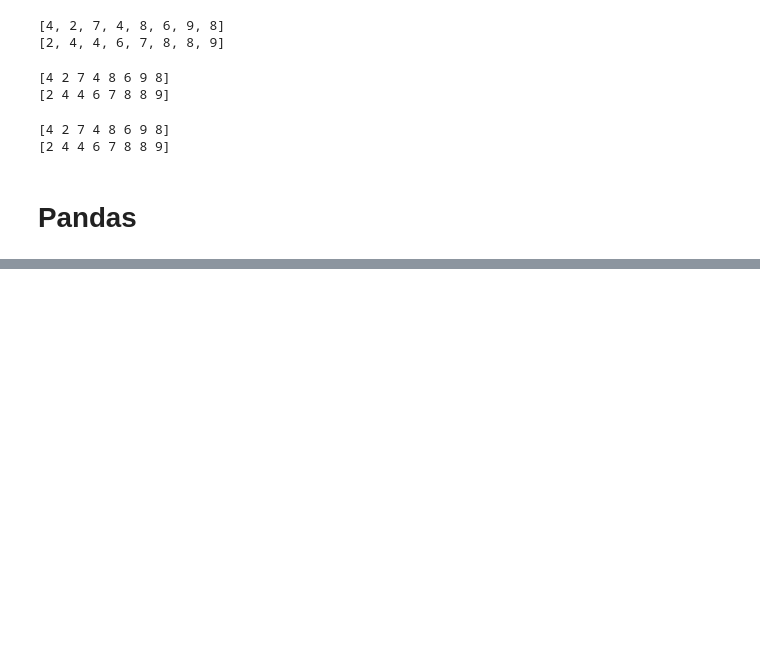
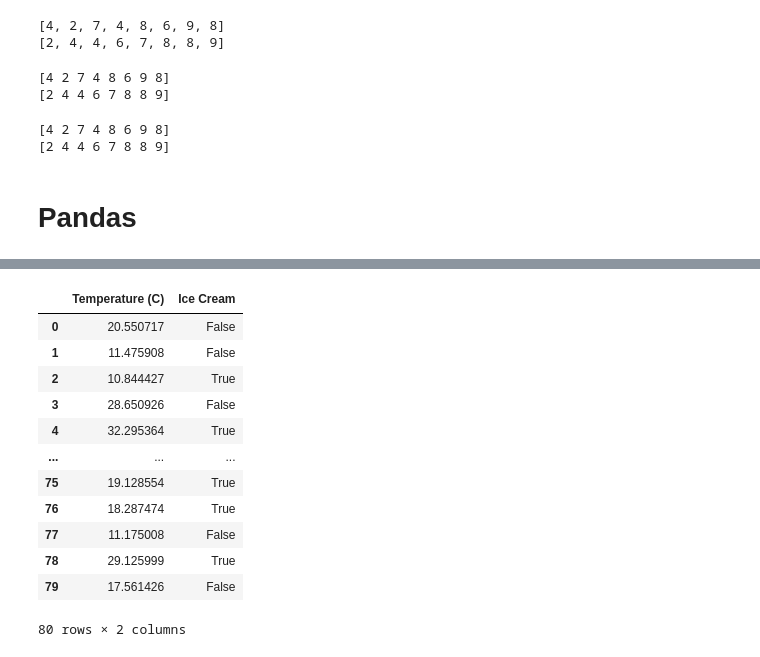
Before and after one commit to vera-rykalina/DeepLearning-MXC, a Jupyter notebook: Functions.ipynb, the cells around one changed output, grey strips where cells are left out. Drawn from its saved outputs; the diff is of its cells as text; code cells hidden in the pictures; blank space fills up the shorter version.

```diff
--- a/Functions.ipynb
+++ b/Functions.ipynb
@@ -132,0 +153,18 @@ import pandas as pd
+# %%
+# Create random data
+column1 = randn(80)*6 + 22
+print(column1)
+print("========================================================================")
+column2 = randn(80) >0
+print(column2)
+
+# Create labels
+labels = ["Temperature (C)", "Ice Cream"]
+
+# Put variables together into a dictionary
+D = {labels[0] : column1, labels[1] : column2}
+print("========================================================================")
+
+# Import a dictionary into pandas dataframe
+df = pd.DataFrame(data = D)
+print(type(df))
@@ -132,0 +189,17 @@ import pandas as pd
+# %%
+# Call dataframe
+df
+# %% [output]
+|  | Temperature (C) | Ice Cream |
+| 0 | 20.550717 | False |
+| 1 | 11.475908 | False |
+| 2 | 10.844427 | True |
+| 3 | 28.650926 | False |
+| 4 | 32.295364 | True |
+| ... | ... | ... |
+| 75 | 19.128554 | True |
+| 76 | 18.287474 | True |
+| 77 | 11.175008 | False |
+| 78 | 29.125999 | True |
+| 79 | 17.561426 | False |
+80 rows × 2 columns
```
Also changed, not shown: parts of 17 cells of this notebook.
